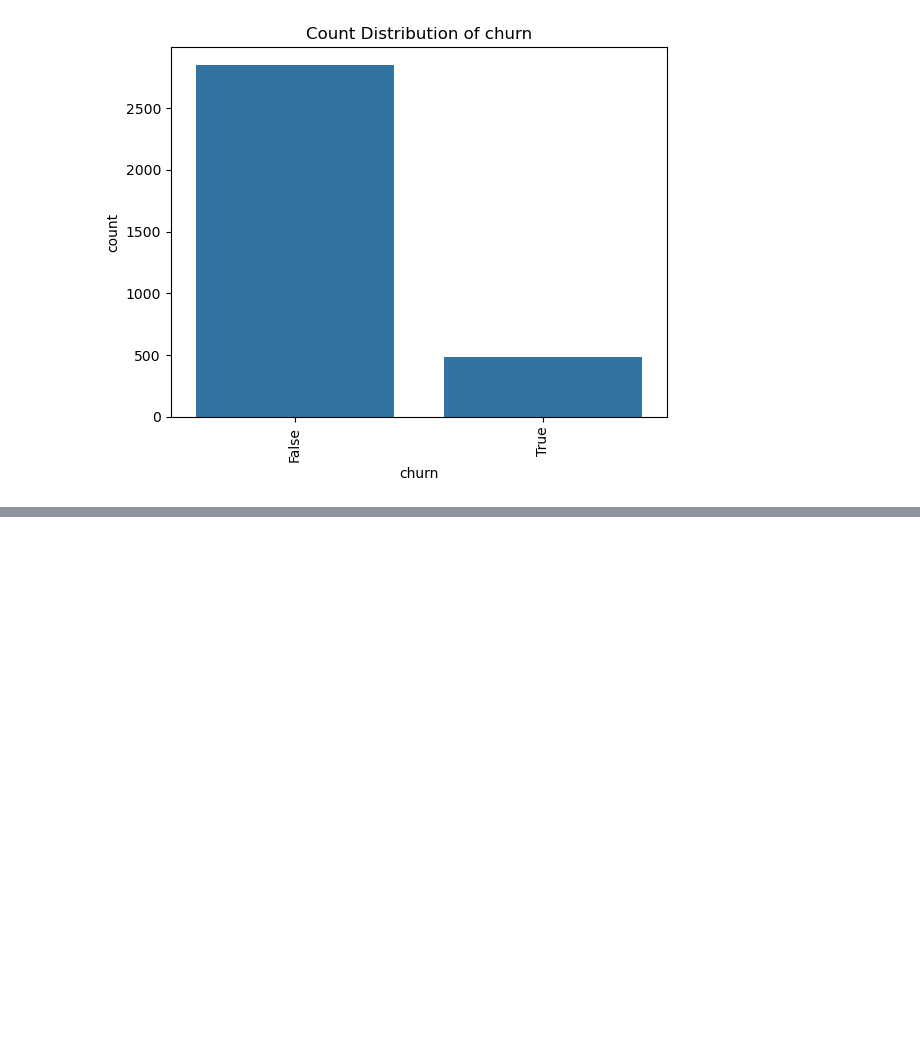
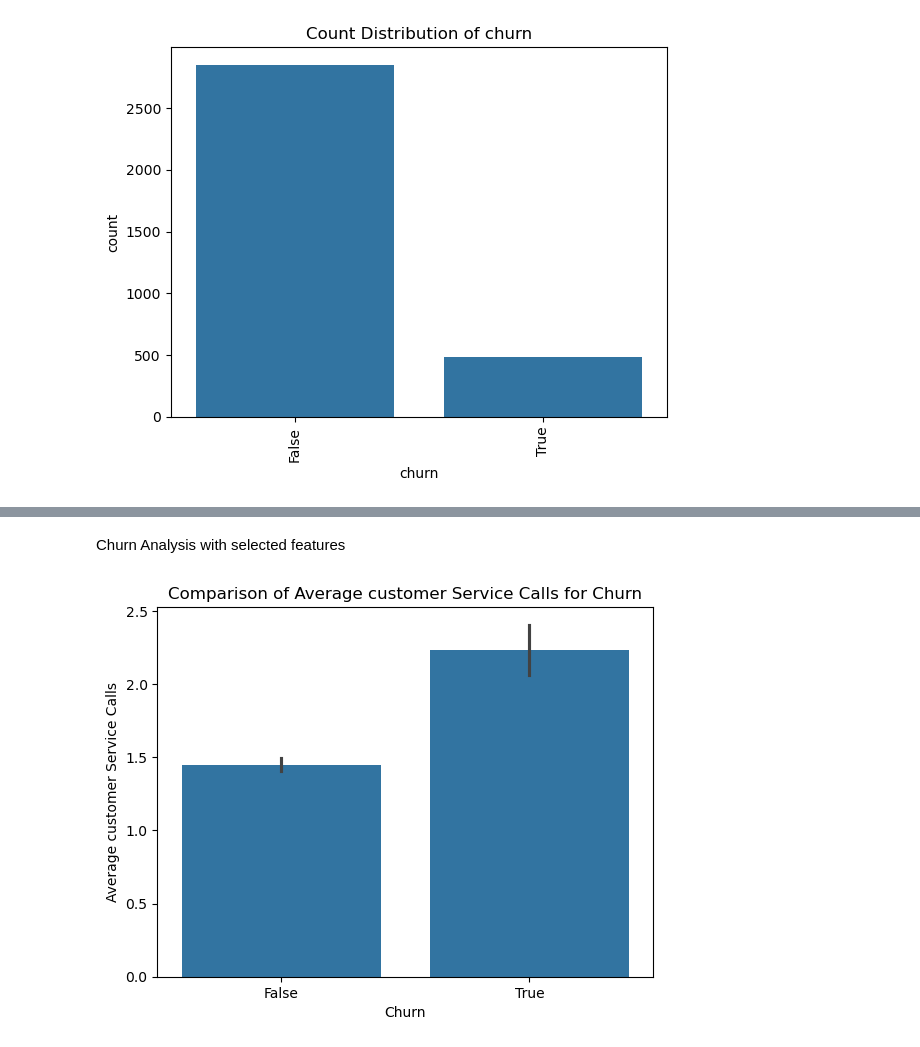
Before and after one commit to SilviaGworit/dsc-phase-3-project-, a Jupyter notebook: Student.ipynb, the cells around one changed output, grey strips where cells are left out. Saved outputs shown, nothing was run; the diff lists cells and outputs as text; code cells hidden in the pictures; blank space fills up the shorter version.

Commit message:
Bivariate Analysis

```diff
--- a/Student.ipynb
+++ b/Student.ipynb
@@ -162,0 +195,11 @@ plt.show()
+# %% [markdown]
+Churn Analysis with selected features
+# %%
+# Plot to see the churn rate and customer service calls
+sns.barplot(x='churn', y='customer service calls', data=df)
+plt.xlabel('Churn')
+plt.ylabel('Average customer Service Calls')
+plt.title('Comparison of Average customer Service Calls for Churn')
+plt.show()
+# %% [output]
+[figure, added]
```
Also changed, not shown: parts of 9 cells of this notebook.
